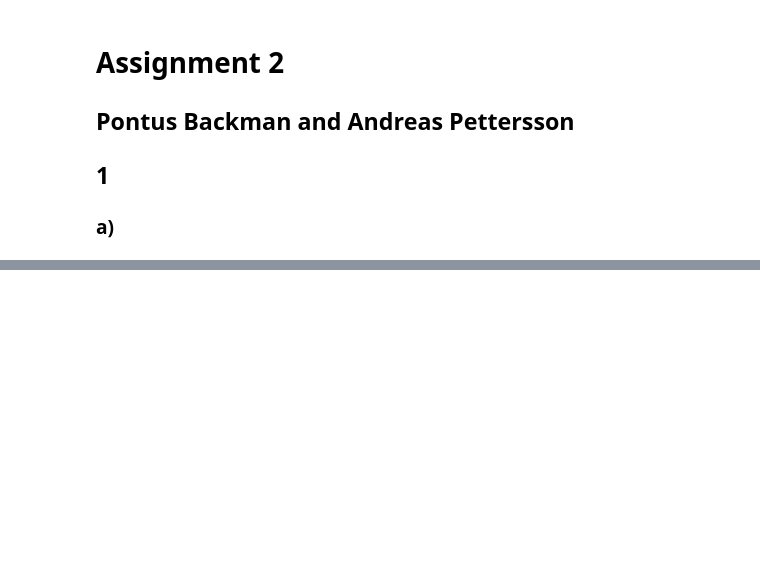
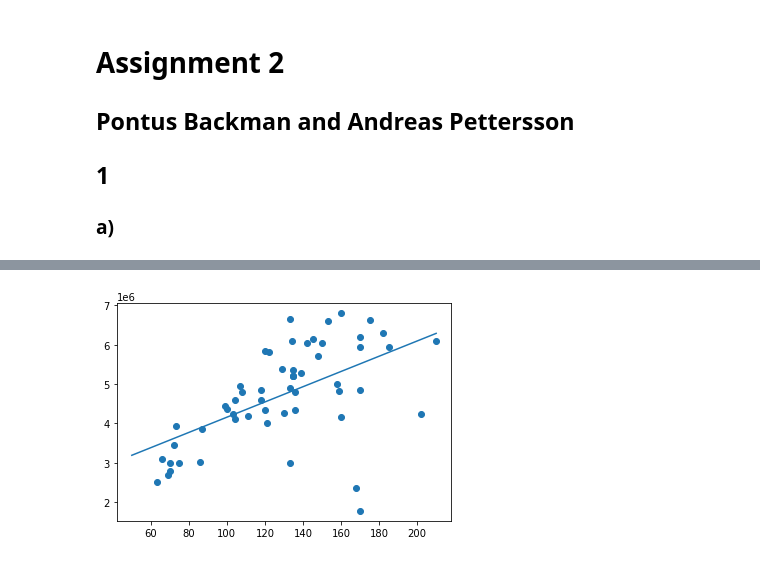
Before and after one commit to ponbac/AI-course, a Jupyter notebook: assignment2.ipynb, the cells around one changed output, grey strips where cells are left out. Saved outputs shown, nothing was run; the diff lists cells and outputs as text; code cells hidden in the pictures; blank space fills up the shorter version.

```diff
--- a/assignment2.ipynb
+++ b/assignment2.ipynb
@@ -29,0 +33,25 @@ plt.scatter(x,y)
+# %%
+import matplotlib.pyplot as plt
+import numpy as np
+from sklearn import linear_model
+from sklearn.linear_model import LinearRegression
+from sklearn.linear_model import Ridge
+from sklearn.linear_model import Lasso
+from sklearn.metrics import mean_squared_error as mse
+
+x = houseprices['Living_area']
+y = houseprices['Selling_price']
+
+X = x[:,np.newaxis]
+
+model = LinearRegression().fit(X,y)
+
+plt.scatter(x,y)
+
+xfit = np.linspace(50, 210, 1000)
+Xfit = xfit[:, np.newaxis]
+yfit = model.predict(Xfit)
+plt.plot(xfit,yfit)
+plt.show()
+# %% [output]
+[figure, added]
```
Also changed, not shown: parts of 2 cells of this notebook.
